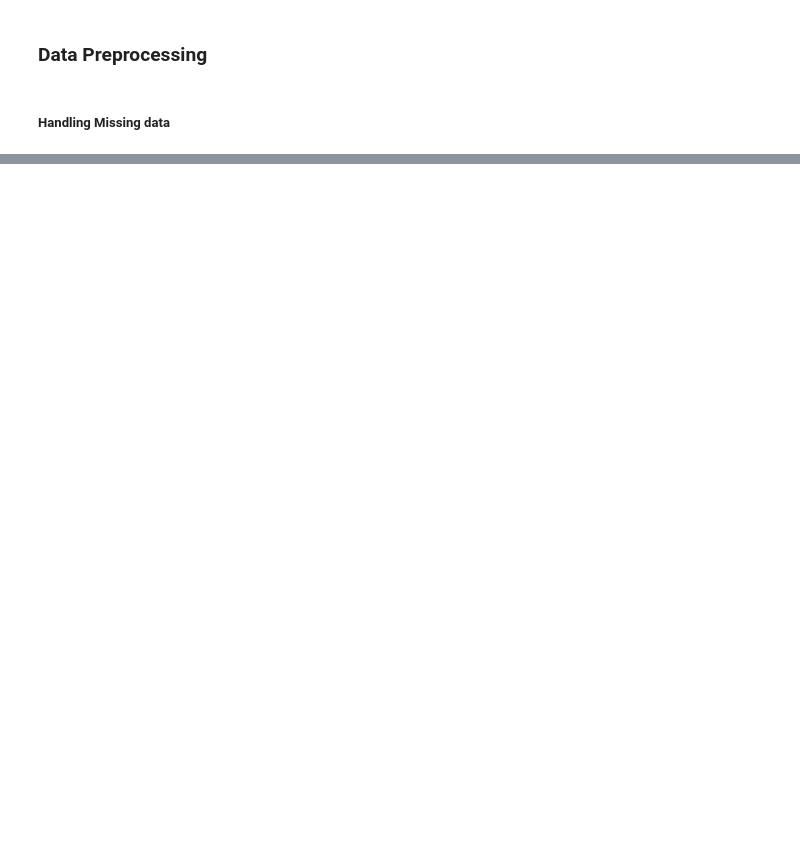
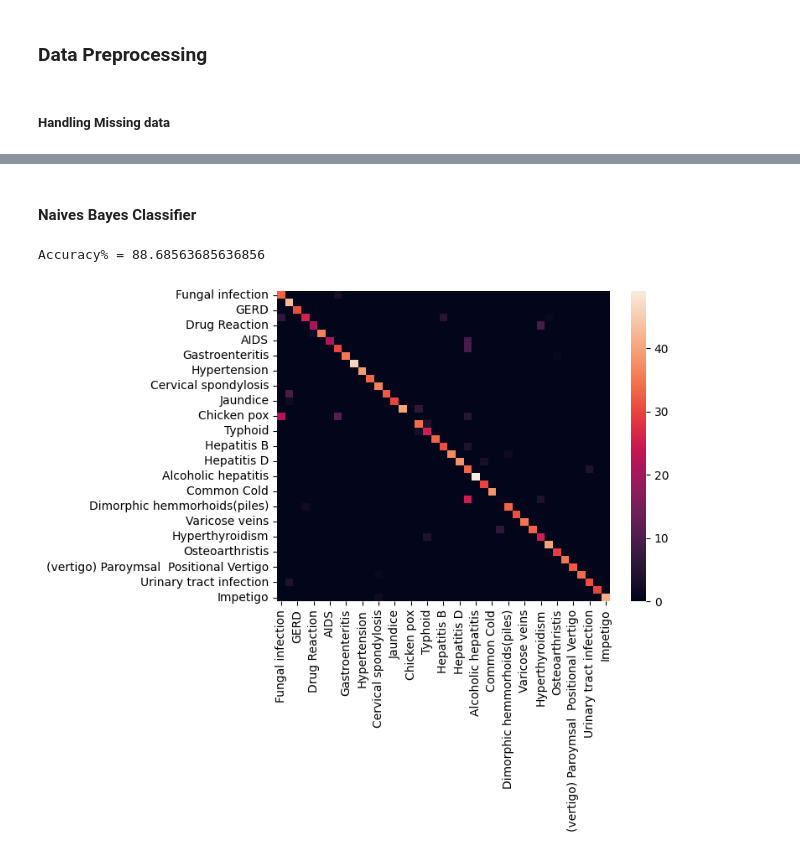
Before and after one commit to Velogan-Boy/diagno-ai-zer, a Jupyter notebook: notebooks/predictDisease.ipynb, the cells around one changed output, grey strips where cells are left out. Drawn from its saved outputs; the diff is of its cells as text; code cells hidden in the pictures; blank space fills up the shorter version.

```diff
--- a/notebooks/predictDisease.ipynb
+++ b/notebooks/predictDisease.ipynb
@@ -213,0 +241,16 @@ Accuracy is:  1.0
+# %% [markdown]
+#### Naives Bayes Classifier
+# %%
+nbc = GaussianNB()
+nbc.fit(x_train, y_train)
+result = nbc.predict(x_test)
+
+conf_mat = confusion_matrix(y_test, result)
+df_cm = pd.DataFrame(conf_mat, index=df['Disease'].unique(), columns=df['Disease'].unique())
+
+sns.heatmap(df_cm)
+
+print( 'Accuracy% =', accuracy_score(y_test, result)*100)
+# %% [output]
+Accuracy% = 88.68563685636856
+[figure, added]
```
Also changed, not shown: parts of 55 cells of this notebook, 2 other files.
